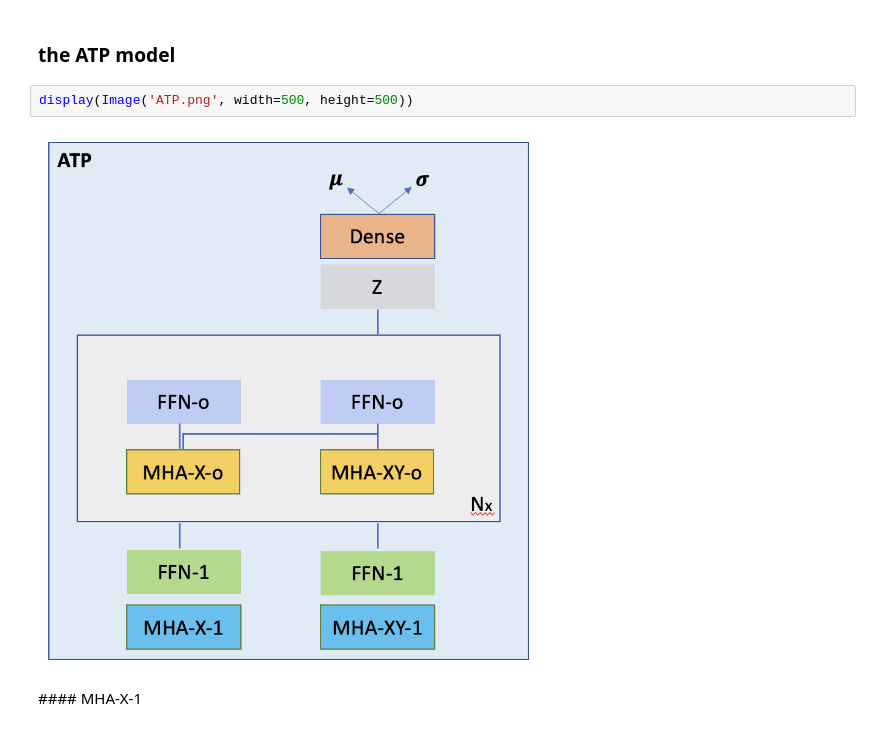
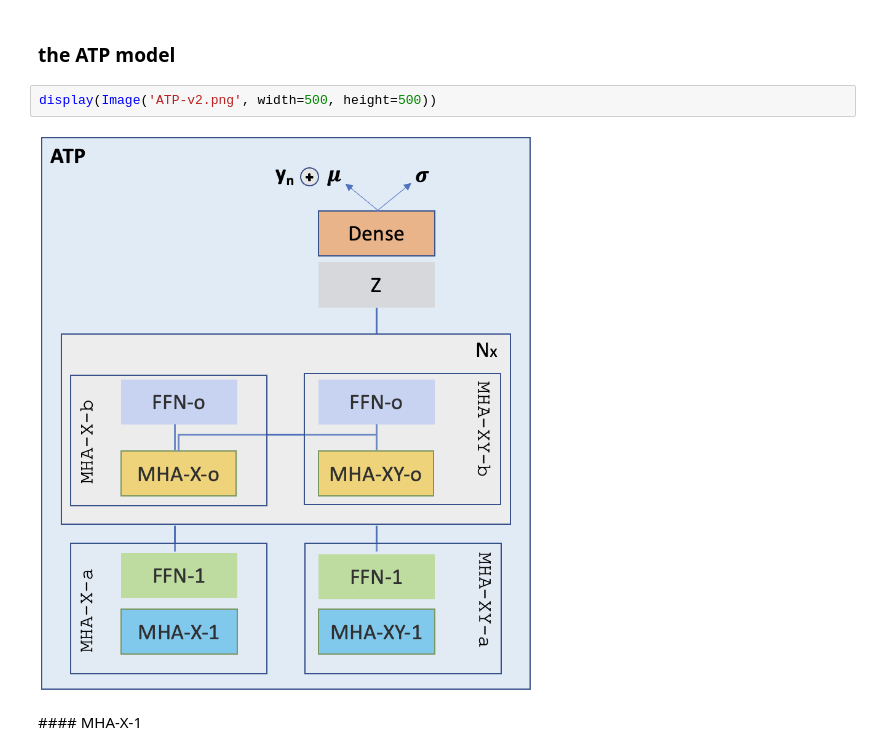
Before and after one commit to oremnirv/ATP, a Jupyter notebook: ATP_tutorial.ipynb, the cells around one changed output. Saved outputs shown, nothing was run; the diff lists cells and outputs as text.

Commit message:
updated figures within notebook

```diff
--- a/ATP_tutorial.ipynb
+++ b/ATP_tutorial.ipynb
@@ -61,9 +61,9 @@ plt.show()
 # %% [markdown]
 ### the ATP model
 # %%
-display(Image('ATP.png', width=500, height=500))
+display(Image('ATP-v2.png', width=500, height=500))
 # %% [output]
-[figure, old version]
+[figure, new version]
 # %% [markdown]
 #### MHA-X-1
 # %%
```
Also changed, not shown: 6 other files.
